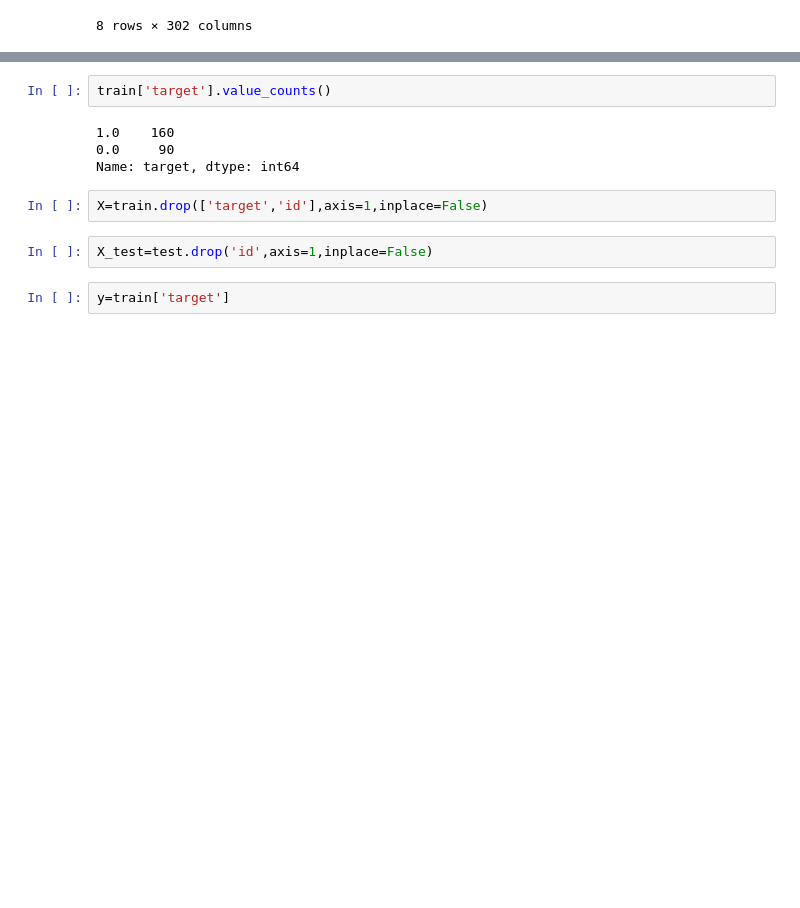
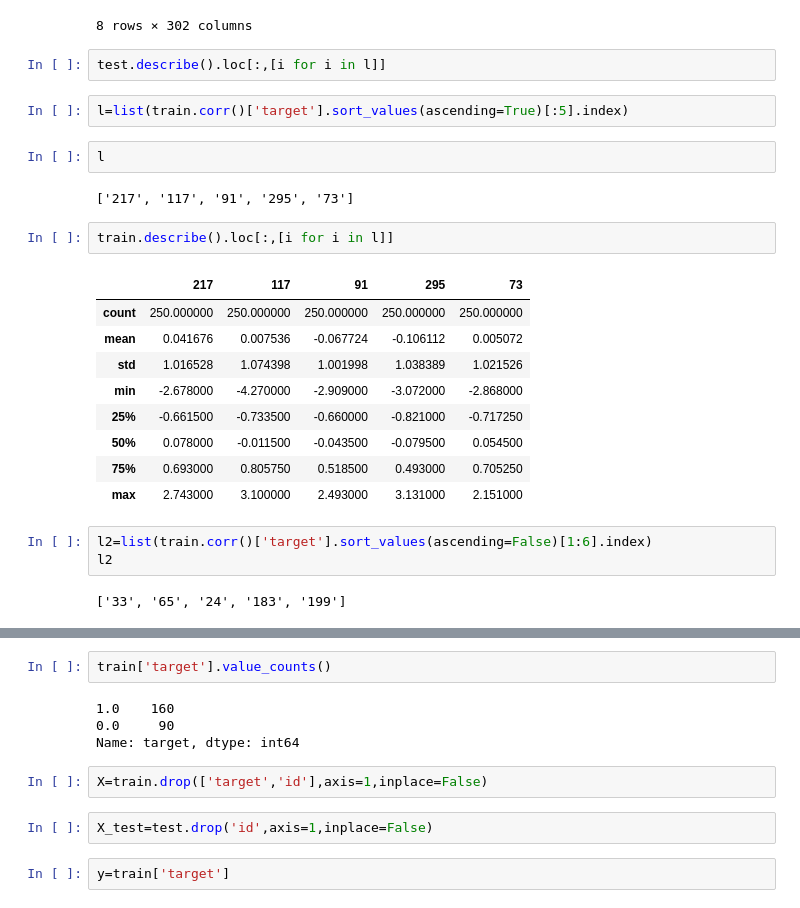
Before and after one commit to borisilin85/Kaggle, a Jupyter notebook: dont_overfitt/DontOverfitt.ipynb, the cells around one changed output, grey strips where cells are left out. Cells and saved outputs as stored; diff of their text form; blank space fills up the shorter version.

```diff
--- a/dont_overfitt/DontOverfitt.ipynb
+++ b/dont_overfitt/DontOverfitt.ipynb
@@ -65,3 +40,28 @@ train.describe()
 | 75% | 186.750000 | 1.000000 | 0.677000 | 0.620750 | 0.805000 | 0.720000 | 0.735000 | 0.660500 | 0.783250 | 0.766250 | ... | ... |
 | max | 249.000000 | 1.000000 | 2.567000 | 2.419000 | 3.392000 | 2.771000 | 2.901000 | 2.793000 | 2.546000 | 2.846000 | ... | ... |
 8 rows × 302 columns
+# %%
+test.describe().loc[:,[i for i in l]]
+# %%
+l=list(train.corr()['target'].sort_values(ascending=True)[:5].index)
+# %%
+l
+# %% [output]
+['217', '117', '91', '295', '73']
+# %%
+train.describe().loc[:,[i for i in l]]
+# %% [output]
+|  | 217 | 117 | 91 | 295 | 73 |
+| count | 250.000000 | 250.000000 | 250.000000 | 250.000000 | 250.000000 |
+| mean | 0.041676 | 0.007536 | -0.067724 | -0.106112 | 0.005072 |
+| std | 1.016528 | 1.074398 | 1.001998 | 1.038389 | 1.021526 |
+| min | -2.678000 | -4.270000 | -2.909000 | -3.072000 | -2.868000 |
+| 25% | -0.661500 | -0.733500 | -0.660000 | -0.821000 | -0.717250 |
+| 50% | 0.078000 | -0.011500 | -0.043500 | -0.079500 | 0.054500 |
+| 75% | 0.693000 | 0.805750 | 0.518500 | 0.493000 | 0.705250 |
+| max | 2.743000 | 3.100000 | 2.493000 | 3.131000 | 2.151000 |
+# %%
+l2=list(train.corr()['target'].sort_values(ascending=False)[1:6].index)
+l2
+# %% [output]
+['33', '65', '24', '183', '199']
```
Also changed, not shown: parts of 35 cells of this notebook, 10 other files.
